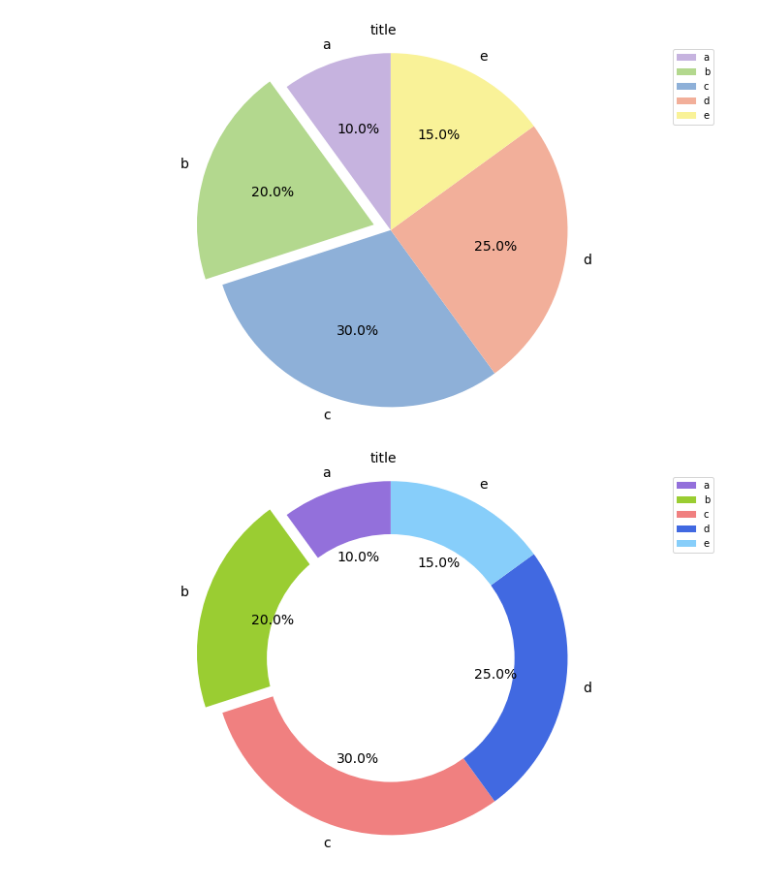
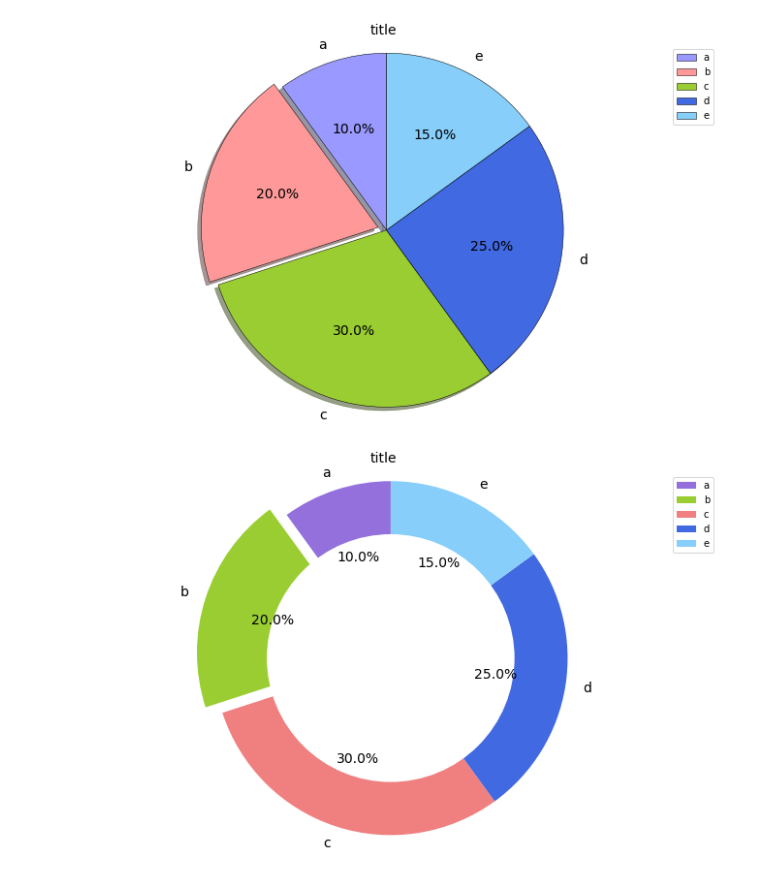
Before and after one commit to myang29/Diagram-Template, a Jupyter notebook: pie_chart_matplotlib.ipynb, the cells around one changed output. Drawn from its saved outputs; the diff is of its cells as text; code cells hidden in the pictures.

```diff
--- a/pie_chart_matplotlib.ipynb
+++ b/pie_chart_matplotlib.ipynb
@@ -1,30 +1,30 @@
 # %%
 import matplotlib.pyplot as plt
 import pandas as pd
 
 df = pd.DataFrame({'name': ['a','b','c','d','e'],
                    'value':[10,20,30,25,15]})
 
-colors = ['#C6B3DF','#B3D88E','#8EB0D8','#F2AF9A','#F9F298']
+colors = ['#9999FF','#FF9999','yellowgreen','royalblue','lightskyblue']
 
 # "explode" the 2nd slice
-explode = (0, 0.1, 0, 0, 0)
+explode = (0, 0.05, 0, 0, 0)
 fig, ax = plt.subplots(figsize=(10,6))
 
 # title
 plt.title("title", fontsize=14, loc='center', pad=10)
 
 ax.pie(df['value'].values.tolist(), explode=explode,colors = colors,labels=df['name'].values.tolist(),autopct='%1.1f%%',
-        shadow=False, startangle=90,textprops={'fontsize': 14})
+        shadow=True, startangle=90,textprops={'fontsize':14}, wedgeprops={'linewidth':0.5,'edgecolor':"black" })
 
 # Equal aspect ratio ensures that pie is drawn as a circle
 ax.axis('equal')
 plt.legend(ncol=1 )
 plt.tight_layout()
-plt.savefig('pie chart.png')
+plt.savefig('pie chart.pdf')
 plt.show()
 # %% [output]
-[figure, old version]
+[figure, new version]
 # %%
 df = pd.DataFrame({'name': ['a','b','c','d','e'],
                    'value':[10,20,30,25,15]})
```
Also changed, not shown: parts of 1 cell of this notebook, 30 other files.
